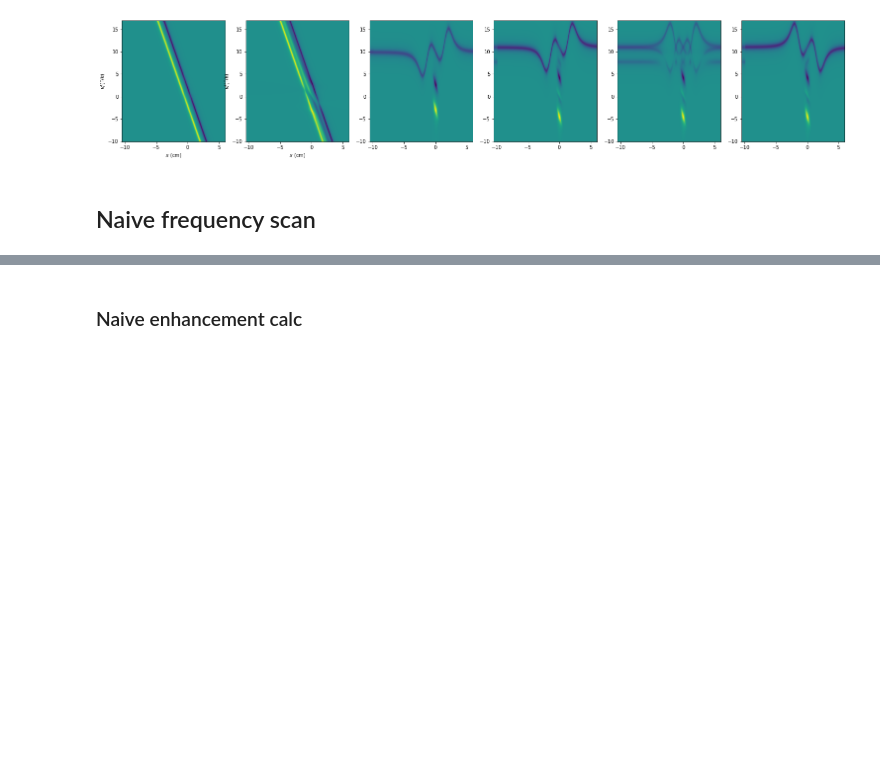
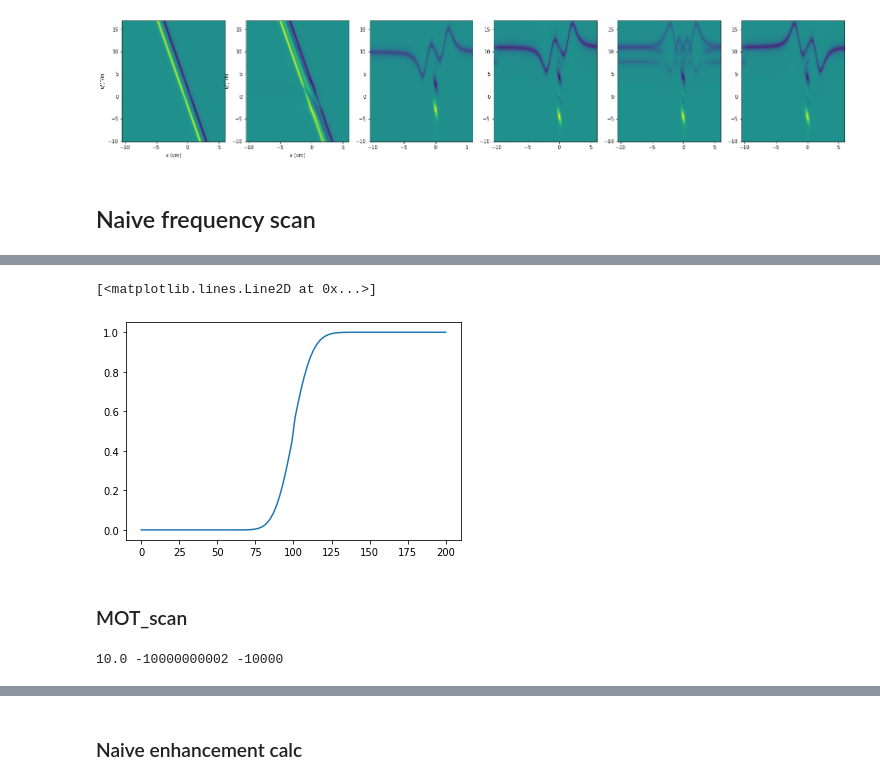
Before and after one commit to UVQuanT-Ultracold-AlF/Cd-MOT, a Jupyter notebook: Cd_MOT.ipynb, the cells around one changed output, grey strips where cells are left out. Saved outputs shown, nothing was run; the diff lists cells and outputs as text; code cells hidden in the pictures; blank space fills up the shorter version.

```diff
--- a/Cd_MOT.ipynb
+++ b/Cd_MOT.ipynb
@@ -1162,0 +1189,13 @@ plt.colorbar()
+# %%
+x = np.linspace(0,200,100)
+plt.plot(x,smoothing_cdf(x))
+# %% [output]
+[<matplotlib.lines.Line2D at 0x...>]
+[figure, added]
+# %% [markdown]
+### MOT_scan
+# %%
+slower_det = laser_det_slower
+MOT_scan_capture_vels = [captureVelocityForEq(dMOT, slower_det) for dMOT in MOT_range]
+# %% [output]
+10.0 -10000000002 -10000
```
Also changed, not shown: parts of 31 cells of this notebook, 3 other files.
